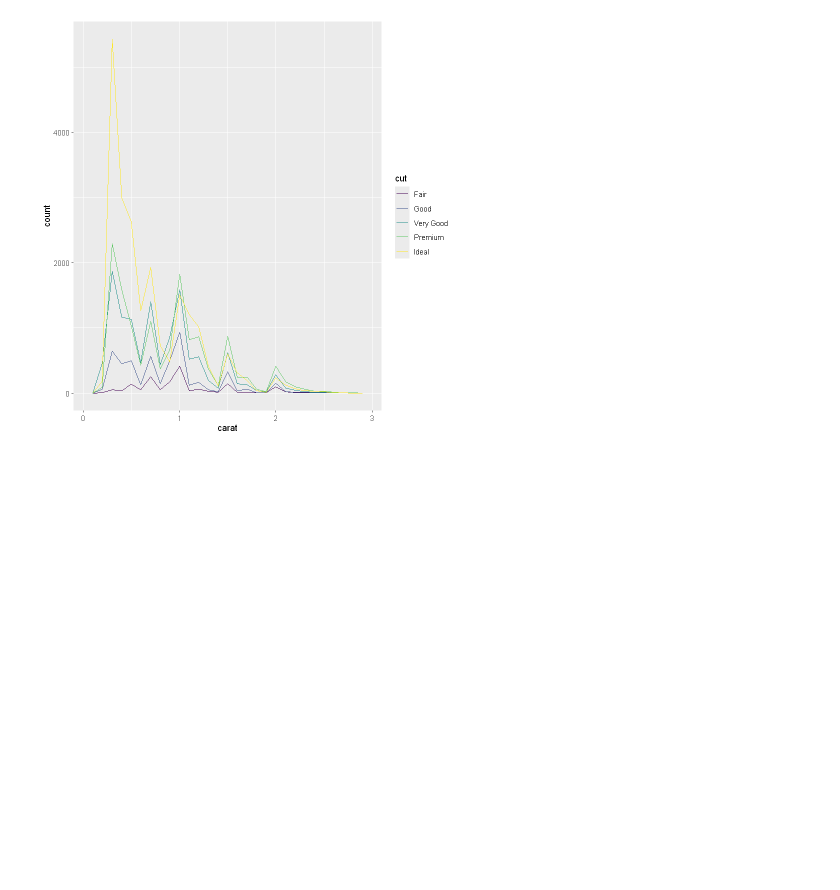
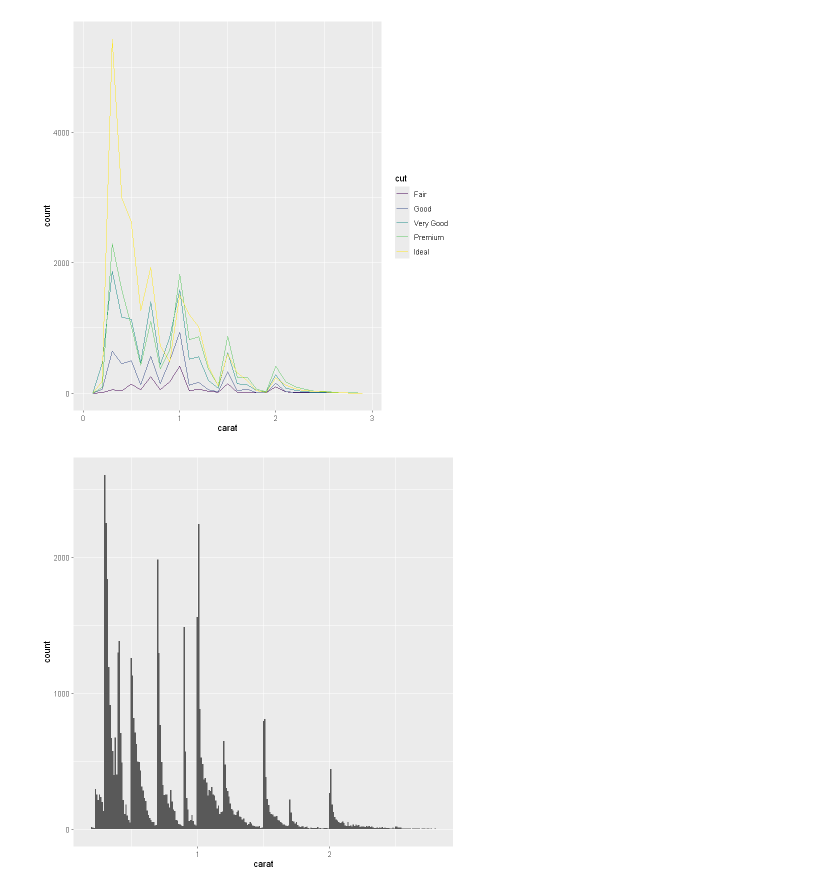
Before and after one commit to aegglin/kaggle, a Jupyter notebook: R/diamonds.ipynb, the cells around one changed output. Cells and saved outputs as stored; diff of their text form; code cells hidden in the pictures; blank space fills up the shorter version.

Commit message:
Add histogram and zoom to find outliers

```diff
--- a/R/diamonds.ipynb
+++ b/R/diamonds.ipynb
@@ -89,3 +89,9 @@ ggplot(data=smaller, mapping=aes(x=carat, color=cut)) +
     geom_freqpoly(binwidth=0.1)
 # %% [output]
 [figure]
+# %%
+# Generate histogram of carat size
+ggplot(data=smaller, mapping=aes(x=carat)) +
+    geom_histogram(binwidth=0.01)
+# %% [output]
+[figure, added]
```
Also changed, not shown: parts of 2 cells of this notebook.
